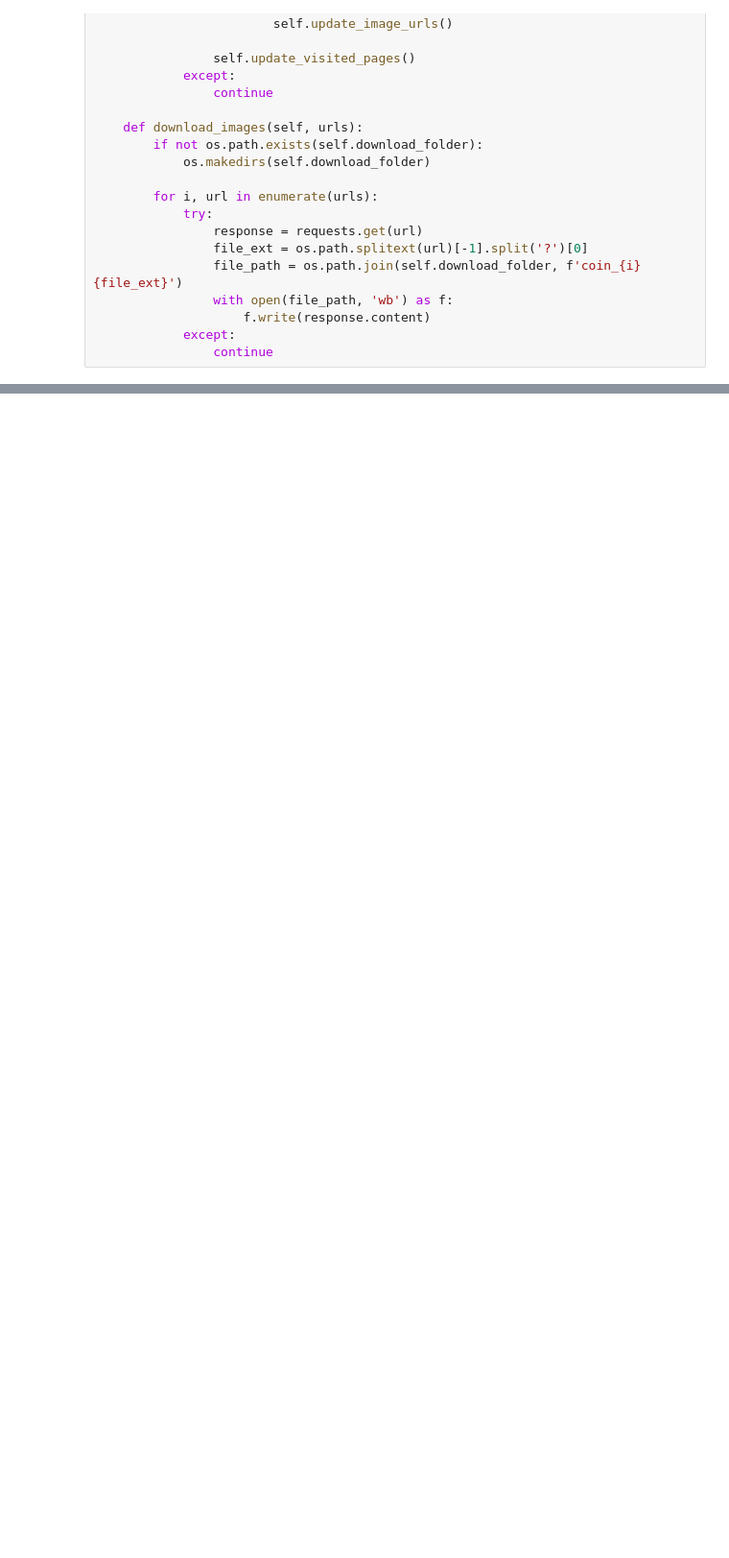
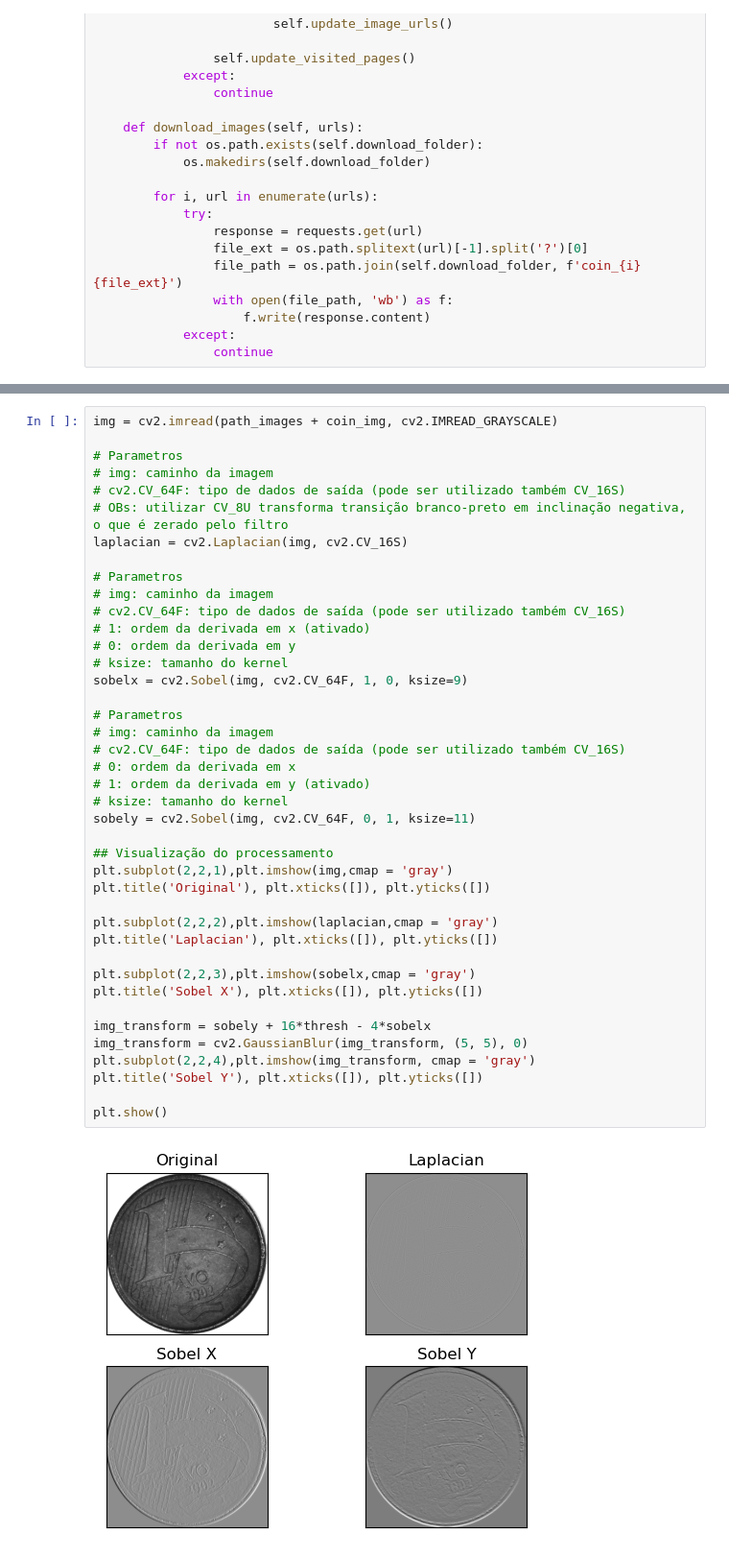
Before and after one commit to cristianomm/PUCRS, a Jupyter notebook: 2023-01/98721-04 - Introdução à Visão Computacional/Trabalhos/T1/T1.ipynb, the cells around one changed output, grey strips where cells are left out. Shown at 96% size. Saved outputs shown, nothing was run; the diff lists cells and outputs as text; blank space fills up the shorter version.

```diff
--- a/2023-01/98721-04 - Introdução à Visão Computacional/Trabalhos/T1/T1.ipynb
+++ b/2023-01/98721-04 - Introdução à Visão Computacional/Trabalhos/T1/T1.ipynb
@@ -90,0 +346,43 @@ HTTPError: 429 Client Error: Too Many Requests for url: https://www.google.com/s
+# %%
+img = cv2.imread(path_images + coin_img, cv2.IMREAD_GRAYSCALE)
+
+# Parametros
+# img: caminho da imagem
+# cv2.CV_64F: tipo de dados de saída (pode ser utilizado também CV_16S)
+# OBs: utilizar CV_8U transforma transição branco-preto em inclinação negativa, o que é zerado pelo filtro
+laplacian = cv2.Laplacian(img, cv2.CV_16S)
+
+# Parametros
+# img: caminho da imagem
+# cv2.CV_64F: tipo de dados de saída (pode ser utilizado também CV_16S)
+# 1: ordem da derivada em x (ativado)
+# 0: ordem da derivada em y
+# ksize: tamanho do kernel
+sobelx = cv2.Sobel(img, cv2.CV_64F, 1, 0, ksize=9)
+
+# Parametros
+# img: caminho da imagem
+# cv2.CV_64F: tipo de dados de saída (pode ser utilizado também CV_16S)
+# 0: ordem da derivada em x
+# 1: ordem da derivada em y (ativado)
+# ksize: tamanho do kernel
+sobely = cv2.Sobel(img, cv2.CV_64F, 0, 1, ksize=11)
+
+## Visualização do processamento
+plt.subplot(2,2,1),plt.imshow(img,cmap = 'gray')
+plt.title('Original'), plt.xticks([]), plt.yticks([])
+
+plt.subplot(2,2,2),plt.imshow(laplacian,cmap = 'gray')
+plt.title('Laplacian'), plt.xticks([]), plt.yticks([])
+
+plt.subplot(2,2,3),plt.imshow(sobelx,cmap = 'gray')
+plt.title('Sobel X'), plt.xticks([]), plt.yticks([])
+
+img_transform = sobely + 16*thresh - 4*sobelx
+img_transform = cv2.GaussianBlur(img_transform, (5, 5), 0)
+plt.subplot(2,2,4),plt.imshow(img_transform, cmap = 'gray')
+plt.title('Sobel Y'), plt.xticks([]), plt.yticks([])
+
+plt.show()
+# %% [output]
+[figure, added]
```
Also changed, not shown: parts of 16 cells of this notebook, 1 other file.
